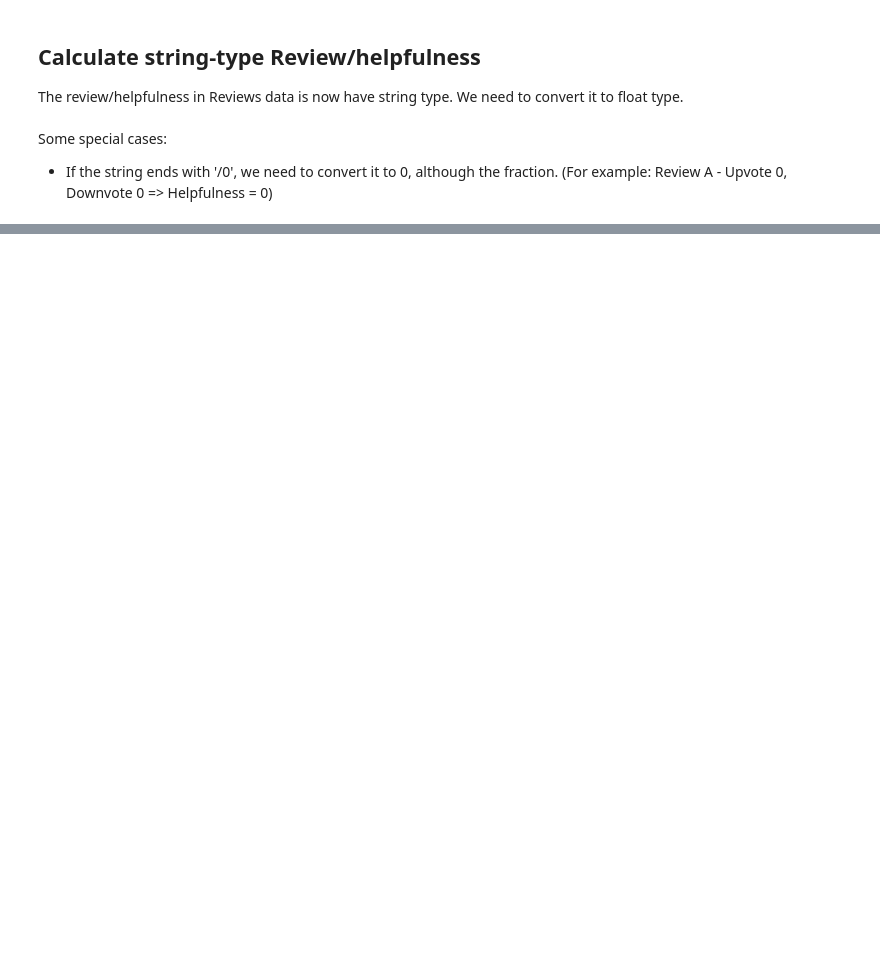
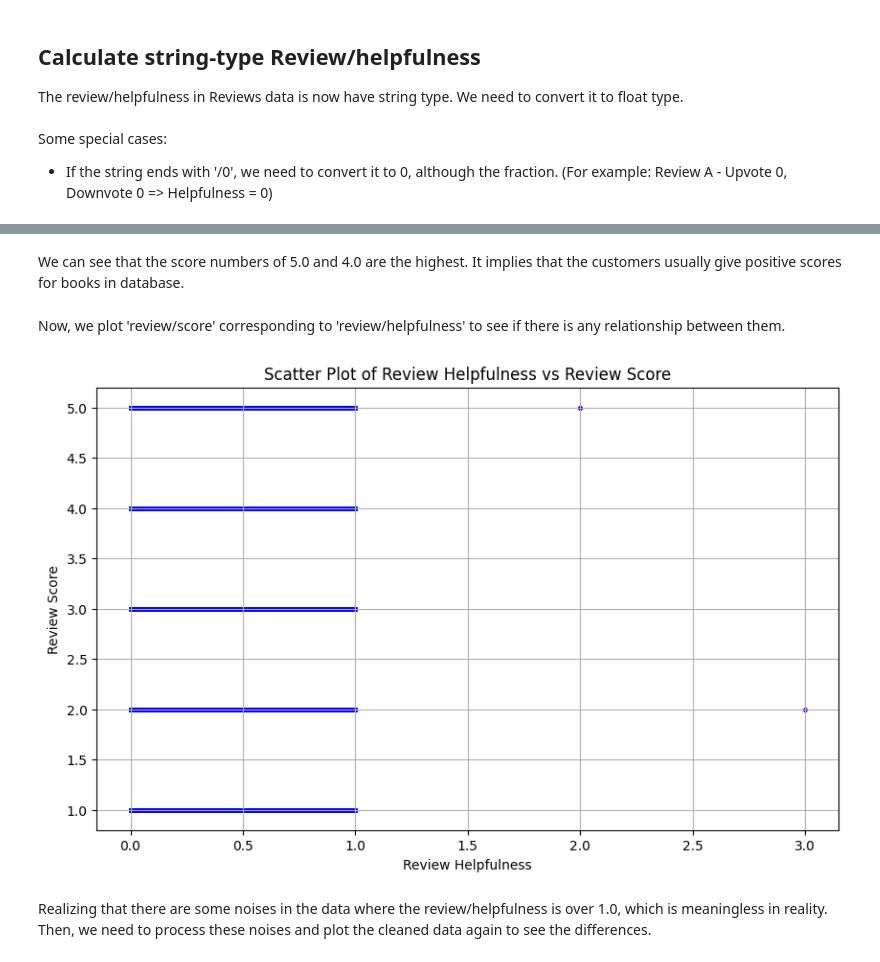
Before and after one commit to ngthiennhan2002/Amazon-Books_Reviews, a Jupyter notebook: amazon_books_reviews.ipynb, the cells around one changed output, grey strips where cells are left out. Drawn from its saved outputs; the diff is of its cells as text; code cells hidden in the pictures; blank space fills up the shorter version.

```diff
--- a/amazon_books_reviews.ipynb
+++ b/amazon_books_reviews.ipynb
@@ -768,0 +876,22 @@ df_review.head(5)
+# %% [markdown]
+We can see that the score numbers of 5.0 and 4.0 are the highest. It implies that the customers usually give positive scores for books in database.
+# %% [markdown]
+Now, we plot 'review/score' corresponding to 'review/helpfulness' to see if there is any relationship between them.
+# %%
+# Get the lists of review helpfulness and review scores
+review_helpfulness = list(df_review['review/helpfulness'])
+review_score = list(df_review['review/score'])
+
+plt.figure(figsize=(10, 6))
+
+# Plot on the scatter
+plt.scatter(review_helpfulness, review_score, color='blue', s=5)
+plt.xlabel('Review Helpfulness')
+plt.ylabel('Review Score')
+plt.title('Scatter Plot of Review Helpfulness vs Review Score')
+plt.grid(True)
+plt.show()
+# %% [output]
+[figure, added]
+# %% [markdown]
+Realizing that there are some noises in the data where the review/helpfulness is over 1.0, which is meaningless in reality. Then, we need to process these noises and plot the cleaned data again to see the differences.
```
Also changed, not shown: parts of 17 cells of this notebook.
